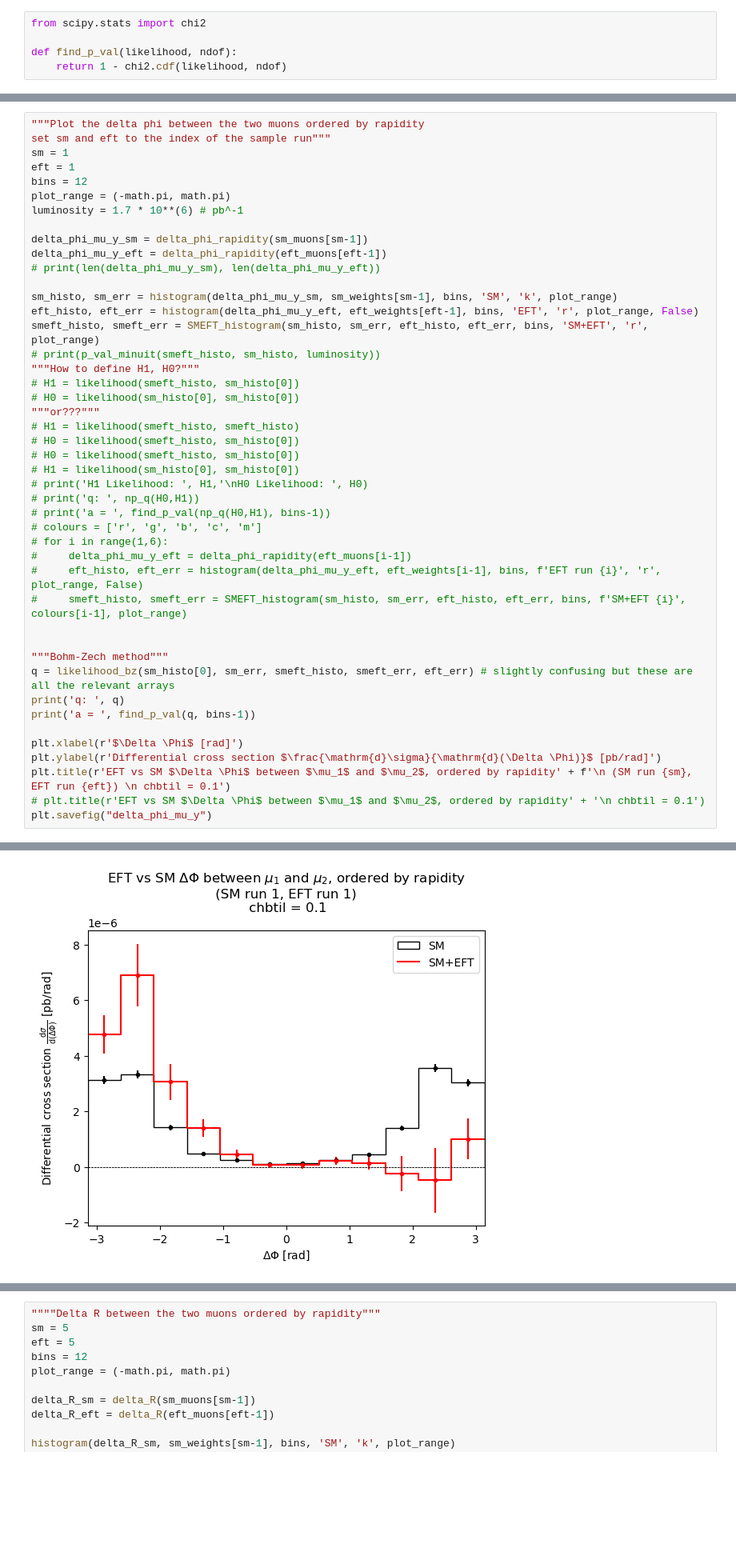
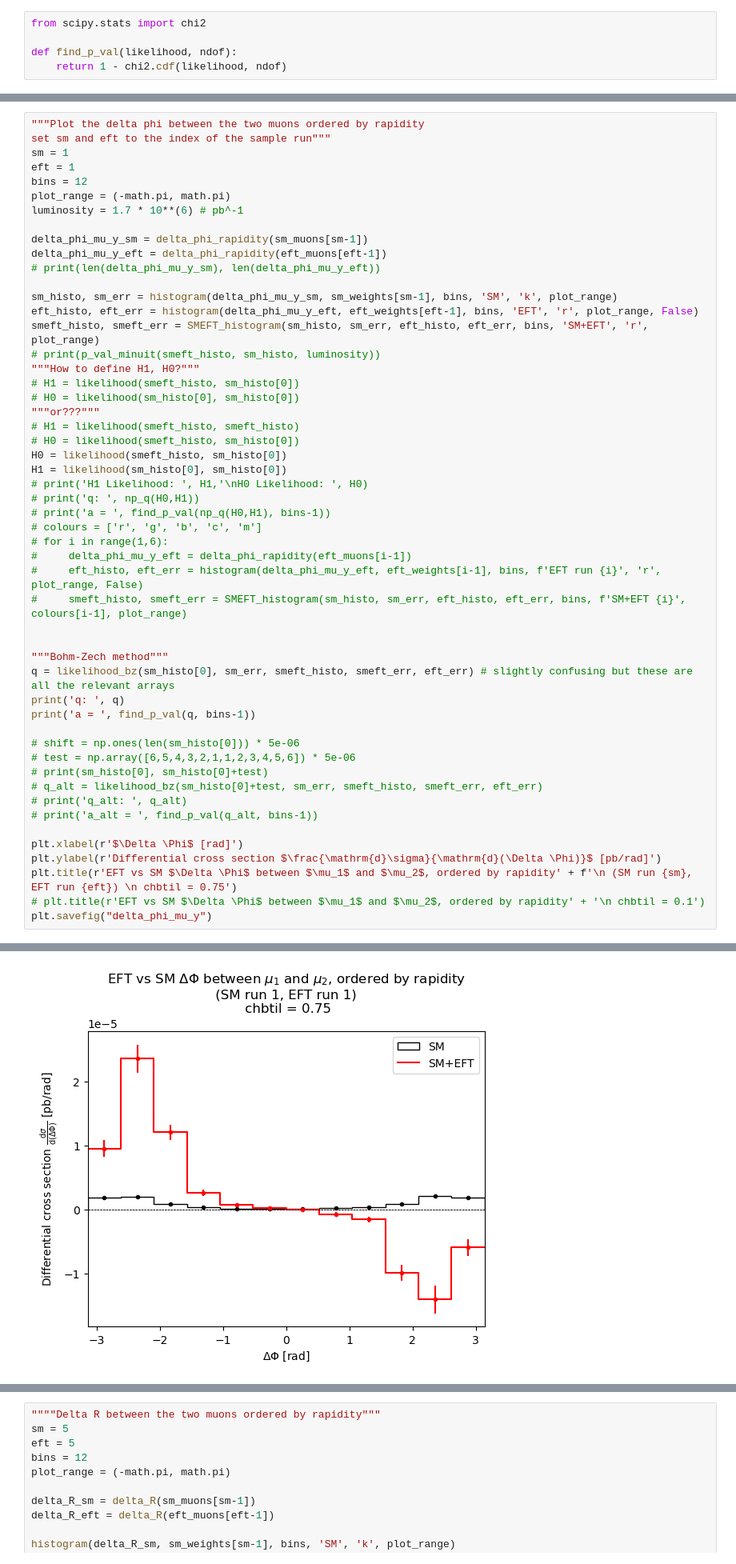
Before and after one commit to Arun-Atwal/ee_zh_final_analysis, a Jupyter notebook: ee_zh_final_analysis.ipynb, the cells around one changed output, grey strips where cells are left out. Shown at 80% size. Saved outputs shown, nothing was run; the diff lists cells and outputs as text; blank space fills up the shorter version.

Commit message:
tests and chwtil

```diff
--- a/ee_zh_final_analysis.ipynb
+++ b/ee_zh_final_analysis.ipynb
@@ -302,8 +306,8 @@ smeft_histo, smeft_err = SMEFT_histogram(sm_histo, sm_err, eft_histo, eft_err, b
 """or???"""
 # H1 = likelihood(smeft_histo, smeft_histo)
 # H0 = likelihood(smeft_histo, sm_histo[0])
-# H0 = likelihood(smeft_histo, sm_histo[0])
-# H1 = likelihood(sm_histo[0], sm_histo[0])
+H0 = likelihood(smeft_histo, sm_histo[0])
+H1 = likelihood(sm_histo[0], sm_histo[0])
 # print('H1 Likelihood: ', H1,'\nH0 Likelihood: ', H0)
 # print('q: ', np_q(H0,H1))
 # print('a = ', find_p_val(np_q(H0,H1), bins-1))
@@ -319,9 +323,16 @@ q = likelihood_bz(sm_histo[0], sm_err, smeft_histo, smeft_err, eft_err) # slight
 print('q: ', q)
 print('a = ', find_p_val(q, bins-1))
 
+# shift = np.ones(len(sm_histo[0])) * 5e-06
+# test = np.array([6,5,4,3,2,1,1,2,3,4,5,6]) * 5e-06
+# print(sm_histo[0], sm_histo[0]+test)
+# q_alt = likelihood_bz(sm_histo[0]+test, sm_err, smeft_histo, smeft_err, eft_err)
+# print('q_alt: ', q_alt)
+# print('a_alt = ', find_p_val(q_alt, bins-1))
+
 plt.xlabel(r'$\Delta \Phi$ [rad]')
 plt.ylabel(r'Differential cross section $\frac{\mathrm{d}\sigma}{\mathrm{d}(\Delta \Phi)}$ [pb/rad]')
-plt.title(r'EFT vs SM $\Delta \Phi$ between $\mu_1$ and $\mu_2$, ordered by rapidity' + f'\n (SM run {sm}, EFT run {eft}) \n chbtil = 0.1')
+plt.title(r'EFT vs SM $\Delta \Phi$ between $\mu_1$ and $\mu_2$, ordered by rapidity' + f'\n (SM run {sm}, EFT run {eft}) \n chbtil = 0.75')
 # plt.title(r'EFT vs SM $\Delta \Phi$ between $\mu_1$ and $\mu_2$, ordered by rapidity' + '\n chbtil = 0.1')
 plt.savefig("delta_phi_mu_y")
 # %% [output]
@@ -330,4 +354,4 @@ a =  0.24499530689372473
-[figure, old version]
+[figure, new version]
 # %%
 '''Check cross section magnitudes by integrating the histograms
 and comparing to the madgraph cross section * efficiency of selection'''
```
Also changed, not shown: parts of 9 cells of this notebook, 59 other files.
